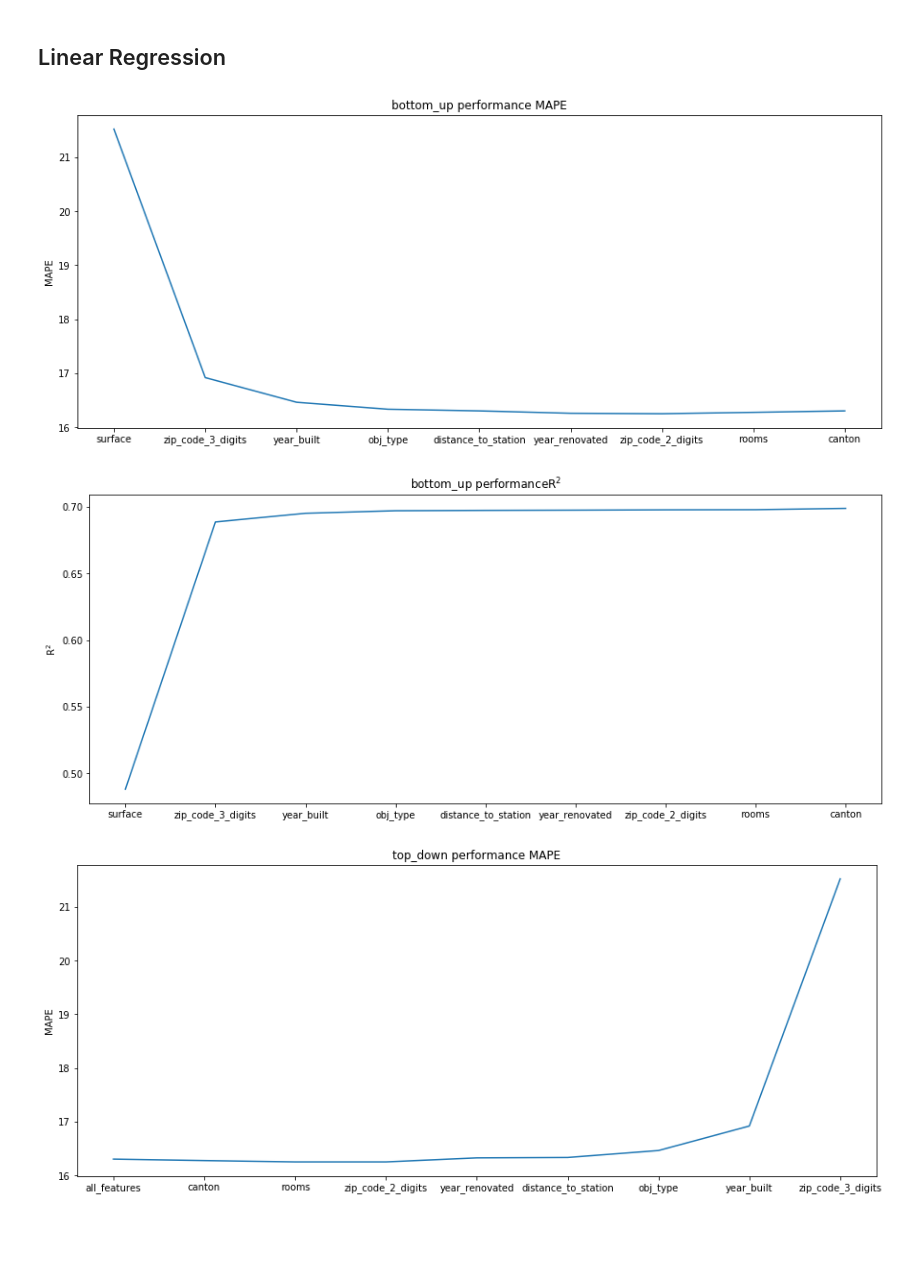
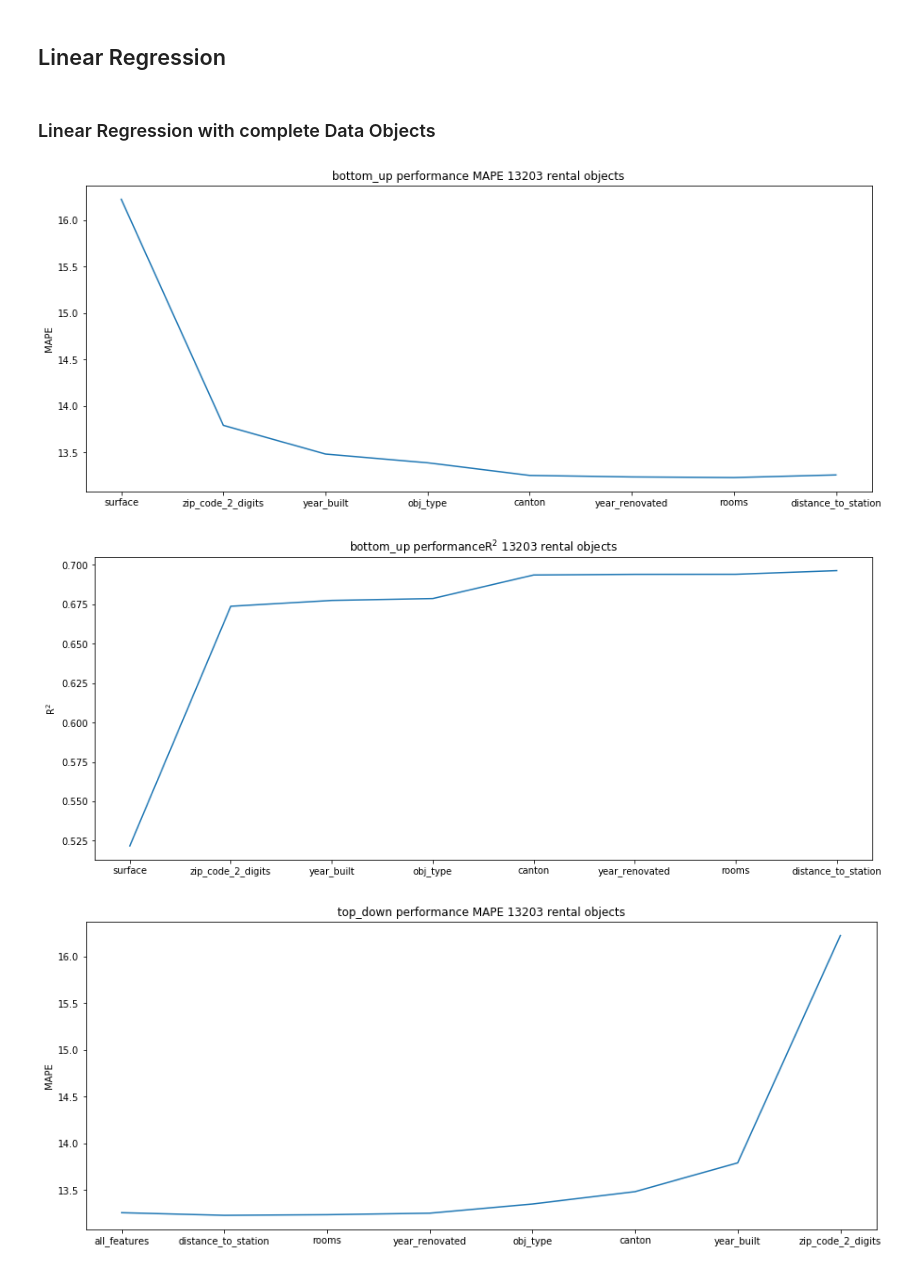
Before and after one commit to Lukas113/Rent_Prediction, a Jupyter notebook: linear_regression/linear_regression.ipynb, the cells around one changed output. Drawn from its saved outputs; the diff is of its cells as text; code cells hidden in the pictures; blank space fills up the shorter version.

```diff
--- a/linear_regression/linear_regression.ipynb
+++ b/linear_regression/linear_regression.ipynb
@@ -343,18 +355,19 @@ def val_lr_perf(df, cat_f, compl_num_f, miss_num_f, targ_var, na, bottom_up = Tr
             title = 'bottom_up performance'
         else:
             title = 'top_down performance'
+        suffix = ' '+ str(df_current.shape[0]) +' rental objects'
         name_values = ranking.loc[:, 'feature']
         mape_values = ranking.loc[:, 'mape']
         r2_values = ranking.loc[:, 'r2']
         #MAPE figure
         plt.figure(figsize = (15,6))
-        plt.title(title + ' MAPE')
+        plt.title(title + ' MAPE' + suffix)
         plt.ylabel('MAPE')
         plt.plot(name_values, mape_values)
         plt.show()
         #R2 figure
         plt.figure(figsize = (15,6))
-        plt.title(title + 'R$^2$')
+        plt.title(title + 'R$^2$' + suffix)
         plt.ylabel('R$^2$')
         plt.plot(name_values, r2_values)
         plt.show()
@@ -378,30 +391,30 @@ def select_approp_df(df, na, selected_features, missing_values_included = False,
         if reset_idx:
             df = df.reset_index(drop = True)
     return df
+# %% [markdown]
+### Linear Regression with complete Data Objects
 # %%
 def init(df, na, missing_values_included = False):
     #initialization and declaration of the variables
-    #obj_type', 'rooms', 'surface', 'zip_code_2_digits','zip_code_3_digits', 'canton',
+    #obj_type', 'rooms', 'surface', 'zip_code_2_digits', 'canton',
     #'year_built', 'year_renovated','distance_to_station', 'price_square_metres', 'price'
-    cat_f = [obj_type, canton, zip_code_2_digits, zip_code_3_digits]
+    cat_f = [obj_type, canton, zip_code_2_digits]
     compl_num_f = [surface, rooms, distance_to_station]
     miss_num_f = [year_renovated, year_built]
     targ_var = [price]
     selected_features = cat_f + compl_num_f + miss_num_f + targ_var
 
     df = select_approp_df(df, na, selected_features, missing_values_included)
 
     result_bottom_up =  val_lr_perf(df, cat_f, compl_num_f, miss_num_f, targ_var, na,
                              bottom_up = True, new_enc = True, plot_result = True)
     result_top_down = val_lr_perf(df, cat_f, compl_num_f, miss_num_f, targ_var, na,
                              bottom_up = False, new_enc = True, plot_result = True)
 
     return result_bottom_up, result_top_down
-#t1 = datetime.now()
-result_bottom_up, result_top_down = init(df, na, True)
-#t2 = datetime.now()
-#print(t2 - t1)
+
+result_bottom_up, result_top_down = init(df, na, False)
 # %% [output]
-[figure, old version]
+[figure, new version]
-[figure, old version]
+[figure, new version]
-[figure, old version]
+[figure, new version]
```
Also changed, not shown: parts of 21 cells of this notebook, 9 other files.
